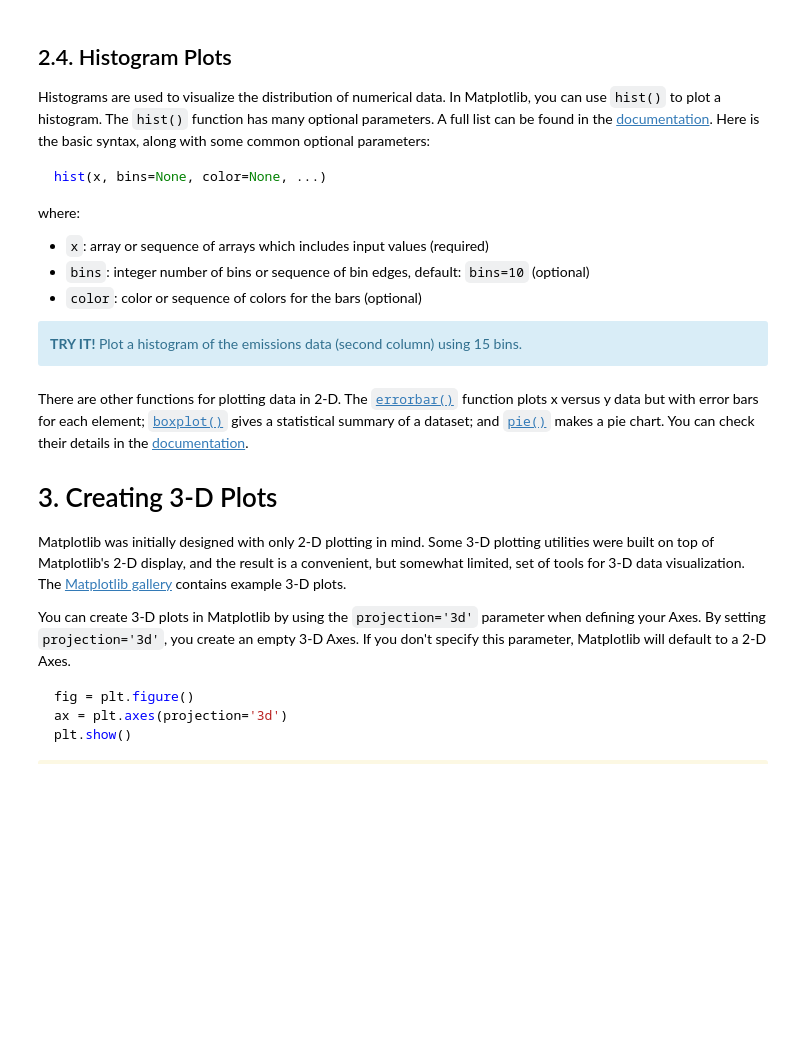
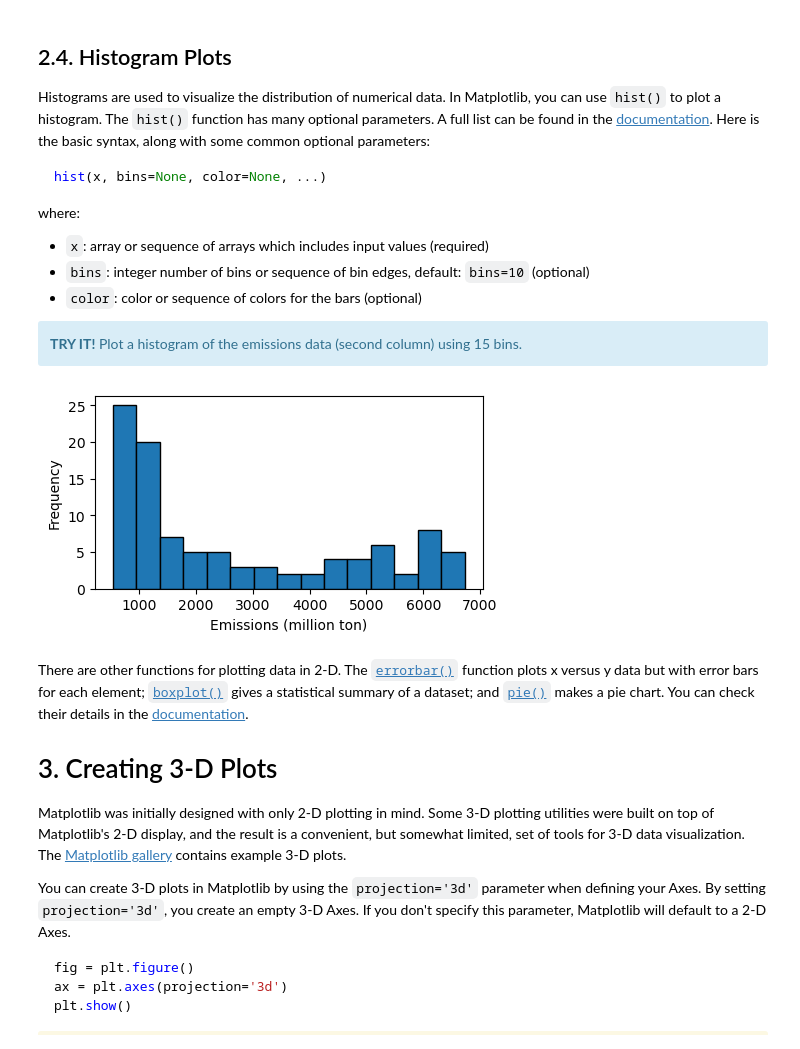
Before and after one commit to engin-7/e7-materials-fa25, a Jupyter notebook: lec/11_plotting_sol.ipynb, the cells around one changed output. Cells and saved outputs as stored; diff of their text form; code cells hidden in the pictures; blank space fills up the shorter version.

```diff
--- a/lec/11_plotting_sol.ipynb
+++ b/lec/11_plotting_sol.ipynb
@@ -877,16 +884,18 @@ where:
 # %%
 # create figure and axes
 fig = plt.figure(figsize=(5,2.5))
 ax = plt.axes()
 
 # plot the data
-
+ax.hist(data[:, 1], bins=15, ec='k')
 
 # control multiple properties
 ax.set(xlabel='Emissions (million ton)', ylabel='Frequency')
 
 # display the figure
 plt.show()
+# %% [output]
+[figure, added]
 # %% [markdown]
 There are other functions for plotting data in 2-D. The [`errorbar()`](https://matplotlib.org/stable/api/_as_gen/matplotlib.pyplot.errorbar.html#matplotlib.pyplot.errorbar) function plots x versus y data but with error bars for each element; [`boxplot()`](https://matplotlib.org/stable/api/_as_gen/matplotlib.pyplot.boxplot.html#matplotlib.pyplot.boxplot) gives a statistical summary of a dataset; and [`pie()`](https://matplotlib.org/stable/api/_as_gen/matplotlib.pyplot.pie.html#matplotlib.pyplot.pie) makes a pie chart. You can check their details in the [documentation](https://matplotlib.org/stable/api/pyplot_summary.html#adding-data-to-the-plot).
 
```
Also changed, not shown: parts of 12 cells of this notebook.
